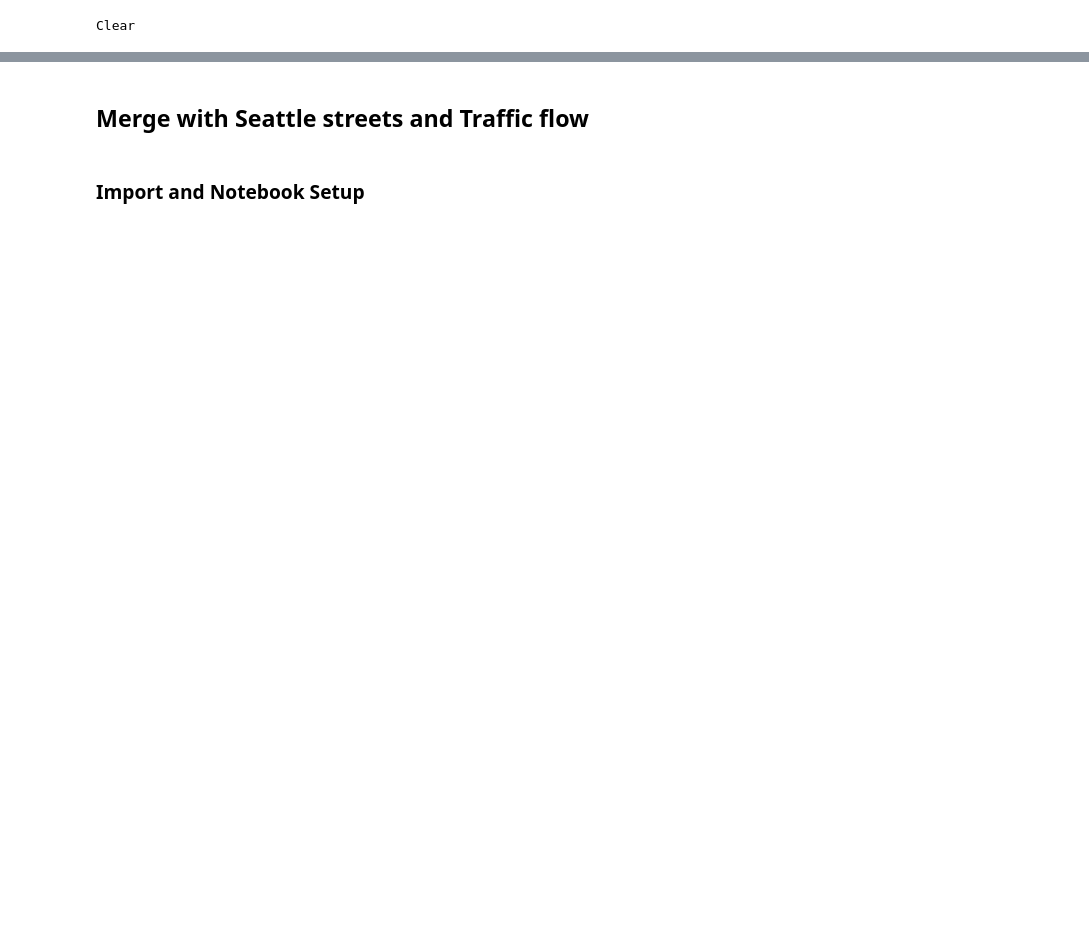
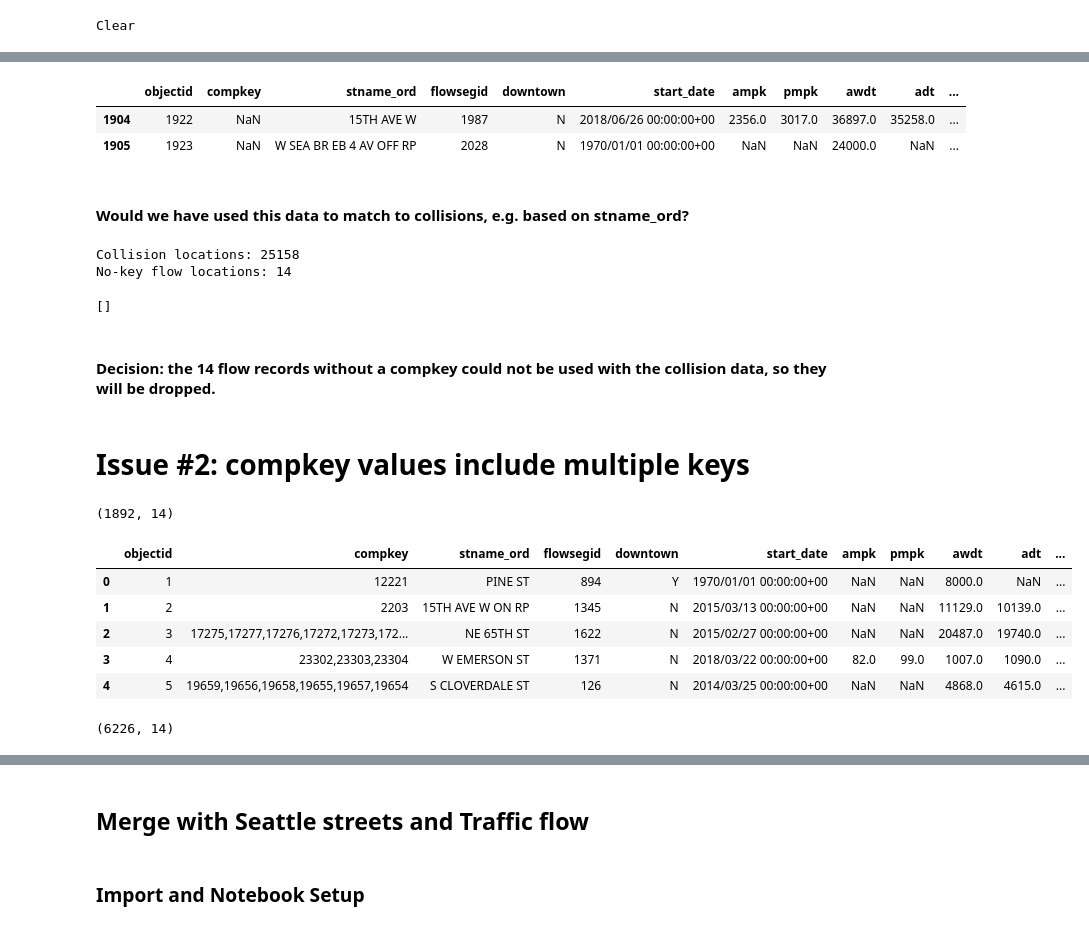
Before and after one commit to DataCircles/traffic_collisions_viz_team, a Jupyter notebook: notebooks/MH-Master Notebook.ipynb, the cells around one changed output, grey strips where cells are left out. Saved outputs shown, nothing was run; the diff lists cells and outputs as text; code cells hidden in the pictures; blank space fills up the shorter version.

```diff
--- a/notebooks/MH-Master Notebook.ipynb
+++ b/notebooks/MH-Master Notebook.ipynb
@@ -474,0 +553,11 @@ df_new.shape
+# %%
+# What are they?
+df_flow[df_flow['compkey'].isnull()].tail(2)
+# Ramps - 9
+# PL, AVE, ST - 5
+# %% [output]
+|  | objectid | compkey | stname_ord | flowsegid | downtown | start_date | ampk | pmpk | awdt | adt | ... |
+| 1904 | 1922 | NaN | 15TH AVE W | 1987 | N | 2018/06/26 00:00:00+00 | 2356.0 | 3017.0 | 36897.0 | 35258.0 | ... |
+| 1905 | 1923 | NaN | W SEA BR EB 4 AV OFF RP | 2028 | N | 1970/01/01 00:00:00+00 | NaN | NaN | 24000.0 | NaN | ... |
+# %% [markdown]
+#### Would we have used this data to match to collisions, e.g. based on stname_ord?
@@ -474,0 +567,18 @@ df_new.shape
+# %%
+print(f"Collision locations: {len(list_collision_locs)}")
+print(f"No-key flow locations: {len(list_nokey_flow_locs)}")
+# %% [output]
+Collision locations: 25158
+No-key flow locations: 14
+# %%
+[x for x in list_nokey_flow_locs if x in list_collision_locs]
+# %% [output]
+[]
+# %% [markdown]
+#### Decision: the 14 flow records without a compkey could not be used with the collision data, so they will be dropped.
+# %%
+# Separate the null compkeys
+df_flow_nulls = df_flow[df_flow['compkey'].isnull()]
+df_flow_valid = df_flow[df_flow['compkey'].notnull()]
+# %% [markdown]
+# Issue #2: compkey values include multiple keys
@@ -474,0 +589,11 @@ df_new.shape
+# %%
+print(df_flow_valid.shape)
+df_flow.head()
+# %% [output]
+(1892, 14)
+|  | objectid | compkey | stname_ord | flowsegid | downtown | start_date | ampk | pmpk | awdt | adt | ... |
+| 0 | 1 | 12221 | PINE ST | 894 | Y | 1970/01/01 00:00:00+00 | NaN | NaN | 8000.0 | NaN | ... |
+| 1 | 2 | 2203 | 15TH AVE W ON RP | 1345 | N | 2015/03/13 00:00:00+00 | NaN | NaN | 11129.0 | 10139.0 | ... |
+| 2 | 3 | 17275,17277,17276,17272,17273,172... | NE 65TH ST | 1622 | N | 2015/02/27 00:00:00+00 | NaN | NaN | 20487.0 | 19740.0 | ... |
+| 3 | 4 | 23302,23303,23304 | W EMERSON ST | 1371 | N | 2018/03/22 00:00:00+00 | 82.0 | 99.0 | 1007.0 | 1090.0 | ... |
+| 4 | 5 | 19659,19656,19658,19655,19657,19654 | S CLOVERDALE ST | 126 | N | 2014/03/25 00:00:00+00 | NaN | NaN | 4868.0 | 4615.0 | ... |
@@ -474,0 +611,4 @@ df_new.shape
+# %%
+df_flow_singular.shape
+# %% [output]
+(6226, 14)
```
Also changed, not shown: parts of 68 cells of this notebook.
